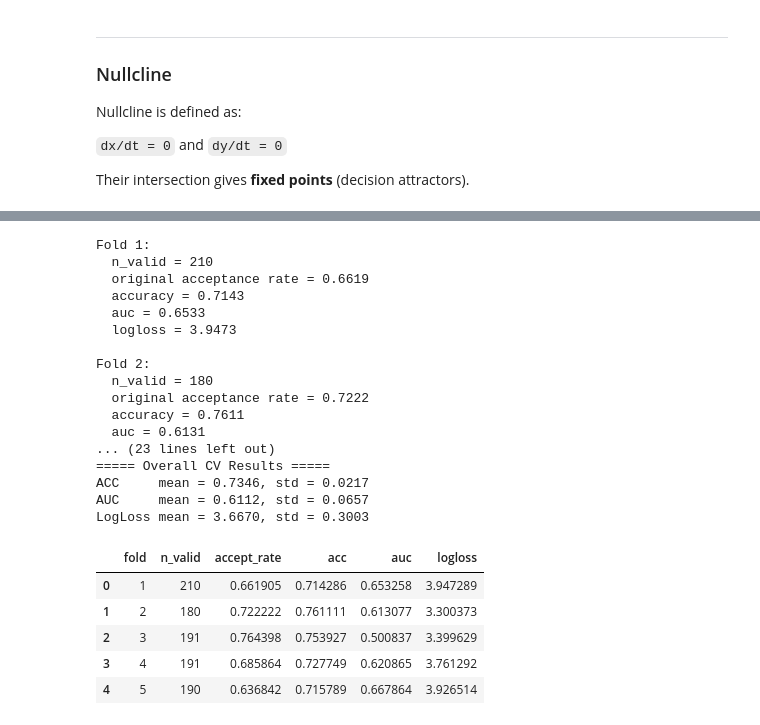
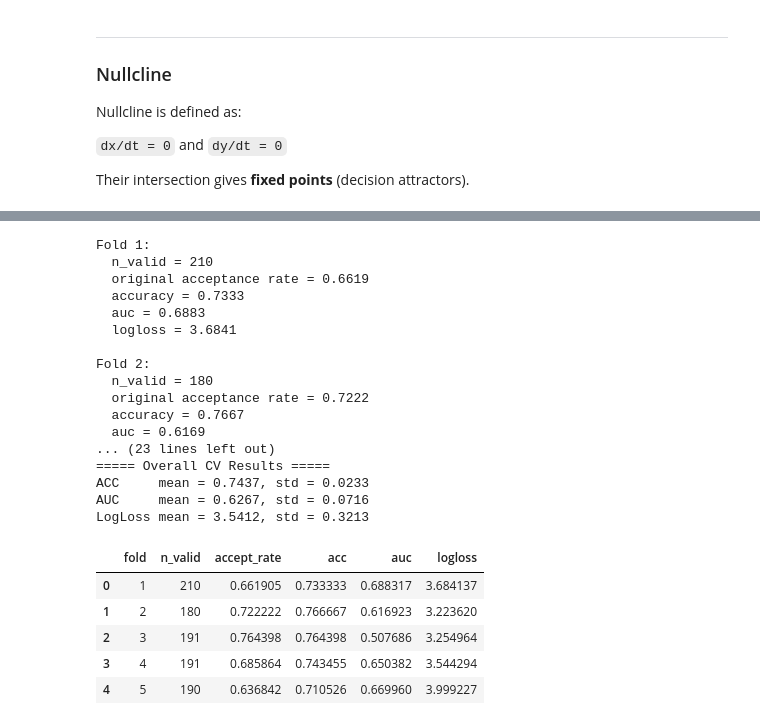
Before and after one commit to yxlin02/HCICarSim, a Jupyter notebook: DataAnalysis.ipynb, the cells around one changed output, grey strips where cells are left out. Drawn from its saved outputs; the diff is of its cells as text; code cells hidden in the pictures.

```diff
--- a/DataAnalysis.ipynb
+++ b/DataAnalysis.ipynb
@@ -1659,6 +1658,7 @@ print(df_subcategory_rating_II['version'].unique())
 ['Personalized' 'Personified']
 # %%
 data_dict_II = defaultdict(dict)
+stimuli_intensity_dict = intensity_calculation.intensity_calculation(data_dir / "recommendation_intensity_features.csv")
 
 for sub in sub_nums_II:
     sub_key = f"sub_{sub}"
@@ -1686,10 +1686,17 @@ for sub in sub_nums_II:
         marker_df.columns = marker_df.columns.str.strip().str.lower()
         car_df.columns = car_df.columns.str.strip().str.lower()
 
+        stimuli_file_path = sub_dir / "recommendation_intensity_features.csv"
+        if stimuli_file_path.exists():
+            sub_stimuli_intensity_dict = intensity_calculation.intensity_calculation(stimuli_file_path)
+        else:
+            sub_stimuli_intensity_dict = stimuli_intensity_dict
+
         data_dict_II[sub_key][scene_key] = {
             "marker": marker_df,
             "car": car_df,
             "subcategory_rating": sub_rating,
+            "stimuli_intensity": sub_stimuli_intensity_dict,
             "pattern": df_pattern[df_pattern["PatternID"] == row["PatternID"]],
         }
 
@@ -3967,7 +3975,7 @@ Nullcline is defined as:
 Their intersection gives **fixed points** (decision attractors).
 # %%
 row = df_reaction_all.iloc[800]
-# row = df_reaction_all.iloc[812]
+row = df_reaction_all.iloc[812]
 # row = dummy_row
 # print(f"scene_id :{row['scene_id']}, version: {row['version']}, mode: {row['mode']}, subcatgory: {row['recommendation_subcategory']}")
 
@@ -3982,19 +3990,19 @@ demo = twoddynamics.run_single_trial_demo_2d(
     alpha_ci=0.25,
 
     beta_pressure=0.05,
-    beta_density=0.05,
-    beta_time_pressure=0.2,
+    beta_density=0.1,
+    beta_time_pressure=0.3,
 
-    k_init=1.0,
+    k_init=1.5,
     lam_x=1.5,
     lam_y=1.0,
-    w_xy=2.0,
+    w_xy=2.5,
     w_yx=1.5,
     sigma_x=0.04,
     sigma_y=0.04,
     T=10.0,
     decision_threshold=0.0,
-    symmetric_gate=True,
+    symmetric_gate=False,
 )
 # %% [output]
 ===== Single Trial Demo (2D unified nonlinear) =====
@@ -4017,14 +4025,16 @@ accept_pred = 1
 # %%
 # df_type_two = df_reaction[df_reaction["recommendation_category"] == 2]
 
-# time_pressure                           -0.190380
-# mean_throttle_pre2s                     -0.146696
-# intensity                               -0.062081
-# car_density                             -0.056921
-# var_throttle_pre2s                      -0.051733
-# mode                                    -0.018109
-# coherence                                0.522983
-# subject_prior                            0.848404
+# Feature importance (mean ± std):
+#                     feature  coef_mean  coef_std  abs_mean  selection_freq
+# 0             subject_prior   0.789756  0.064837  0.789756             1.0
+# 6             time_pressure  -0.307194  0.049639  0.307194             1.0
+# 2  recommendation_coherence   0.230509  0.041599  0.230509             1.0
+# 5               car_density  -0.087540  0.066559  0.087540             0.8
+# 3        var_throttle_pre2s  -0.083604  0.255799  0.083604             1.0
+# 1  recommendation_intensity  -0.078592  0.022032  0.078592             1.0
+# 7                      mode   0.029177  0.045288  0.029177             0.8
+# 4       mean_throttle_pre2s   0.028614  0.383067  0.028614             1.0
 
 import numpy as np
 import pandas as pd
@@ -4047,19 +4057,19 @@ sim_params = dict(
     alpha_ci=0.25,
 
     beta_pressure=0.05,
-    beta_density=0.05,
-    beta_time_pressure=0.2,
+    beta_density=0.1,
+    beta_time_pressure=0.3,
 
-    k_init=1.0,
+    k_init=1.5,
     lam_x=1.5,
     lam_y=1.0,
-    w_xy=2.0,
+    w_xy=2.5,
     w_yx=1.5,
     sigma_x=0.04,
     sigma_y=0.04,
     T=10.0,
     decision_threshold=0.0,
-    symmetric_gate=True,
+    symmetric_gate=False,
 )
 
 # =========================
@@ -4114,46 +4124,46 @@ for fold, (train_idx, test_idx) in enumerate(
     print(f"Fold {fold}:")
     print(f"  n_valid = {len(valid)}")
     print(f"  original acceptance rate = {accept_rate:.4f}" if pd.notna(accept_rate) else "  original acceptance rate = nan")
     print(f"  accuracy = {acc:.4f}" if pd.notna(acc) else "  accuracy = nan")
     print(f"  auc = {auc:.4f}" if pd.notna(auc) else "  auc = nan")
     print(f"  logloss = {nll:.4f}" if pd.notna(nll) else "  logloss = nan")
     print()
 
 # =========================
 # summary
 # =========================
 cv_results = pd.DataFrame(rows)
 
 print("===== Overall CV Results =====")
 print(f"ACC     mean = {cv_results['acc'].mean():.4f}, std = {cv_results['acc'].std(ddof=1):.4f}")
 print(f"AUC     mean = {cv_results['auc'].mean():.4f}, std = {cv_results['auc'].std(ddof=1):.4f}")
 print(f"LogLoss mean = {cv_results['logloss'].mean():.4f}, std = {cv_results['logloss'].std(ddof=1):.4f}")
 
 display(cv_results)
 # %% [output]
 Fold 1:
   n_valid = 210
   original acceptance rate = 0.6619
-  accuracy = 0.7143
-  auc = 0.6533
-  logloss = 3.9473
+  accuracy = 0.7333
+  auc = 0.6883
+  logloss = 3.6841
 
 Fold 2:
   n_valid = 180
   original acceptance rate = 0.7222
-  accuracy = 0.7611
-  auc = 0.6131
+  accuracy = 0.7667
+  auc = 0.6169
 ... (23 lines left out)
 ===== Overall CV Results =====
-ACC     mean = 0.7346, std = 0.0217
-AUC     mean = 0.6112, std = 0.0657
-LogLoss mean = 3.6670, std = 0.3003
+ACC     mean = 0.7437, std = 0.0233
+AUC     mean = 0.6267, std = 0.0716
+LogLoss mean = 3.5412, std = 0.3213
 |  | fold | n_valid | accept_rate | acc | auc | logloss |
-| 0 | 1 | 210 | 0.661905 | 0.714286 | 0.653258 | 3.947289 |
-| 1 | 2 | 180 | 0.722222 | 0.761111 | 0.613077 | 3.300373 |
-| 2 | 3 | 191 | 0.764398 | 0.753927 | 0.500837 | 3.399629 |
-| 3 | 4 | 191 | 0.685864 | 0.727749 | 0.620865 | 3.761292 |
-| 4 | 5 | 190 | 0.636842 | 0.715789 | 0.667864 | 3.926514 |
+| 0 | 1 | 210 | 0.661905 | 0.733333 | 0.688317 | 3.684137 |
+| 1 | 2 | 180 | 0.722222 | 0.766667 | 0.616923 | 3.223620 |
+| 2 | 3 | 191 | 0.764398 | 0.764398 | 0.507686 | 3.254964 |
+| 3 | 4 | 191 | 0.685864 | 0.743455 | 0.650382 | 3.544294 |
+| 4 | 5 | 190 | 0.636842 | 0.710526 | 0.669960 | 3.999227 |
 # %%
 valid = df_sim_test.dropna(subset=["accept_true"]).copy()
 
```
Also changed, not shown: parts of 19 cells of this notebook, 30 other files.
